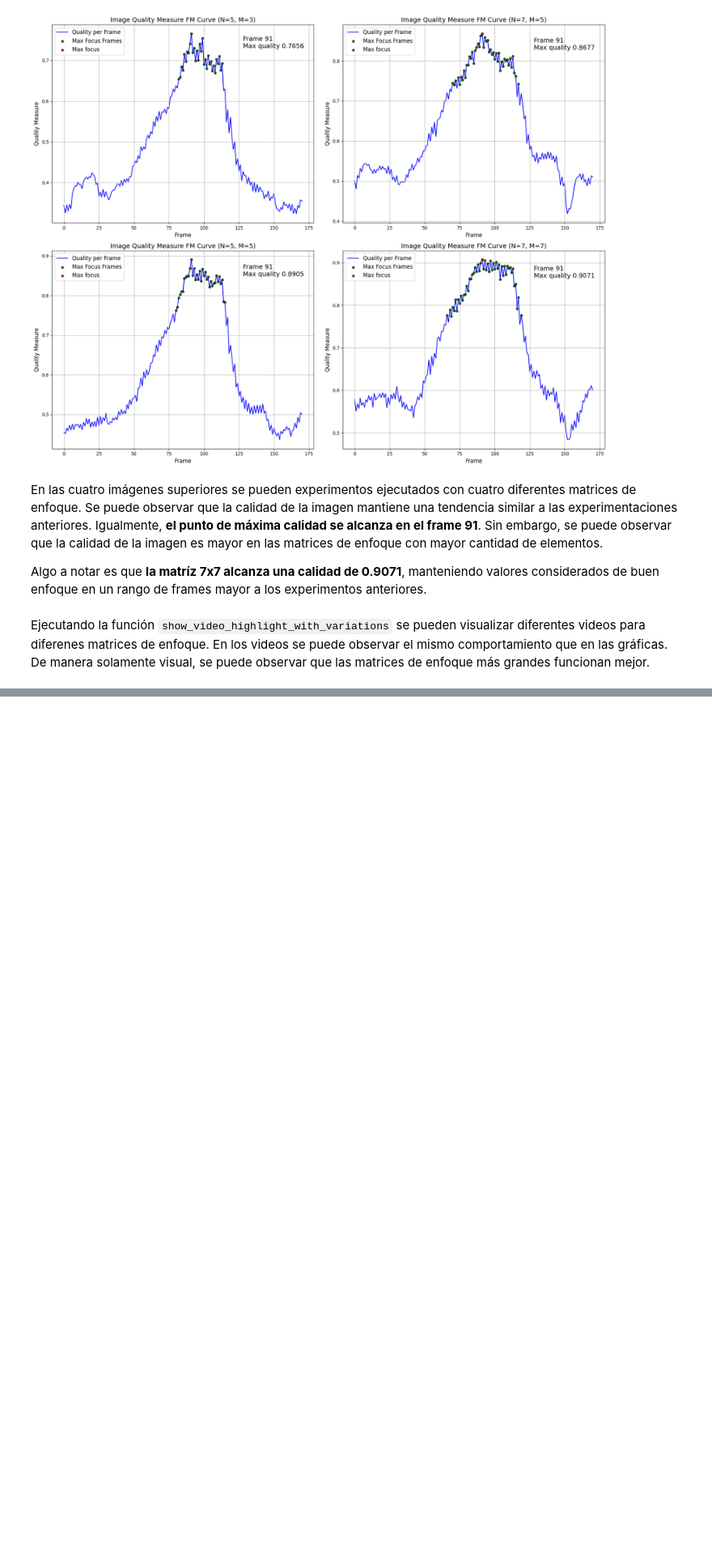
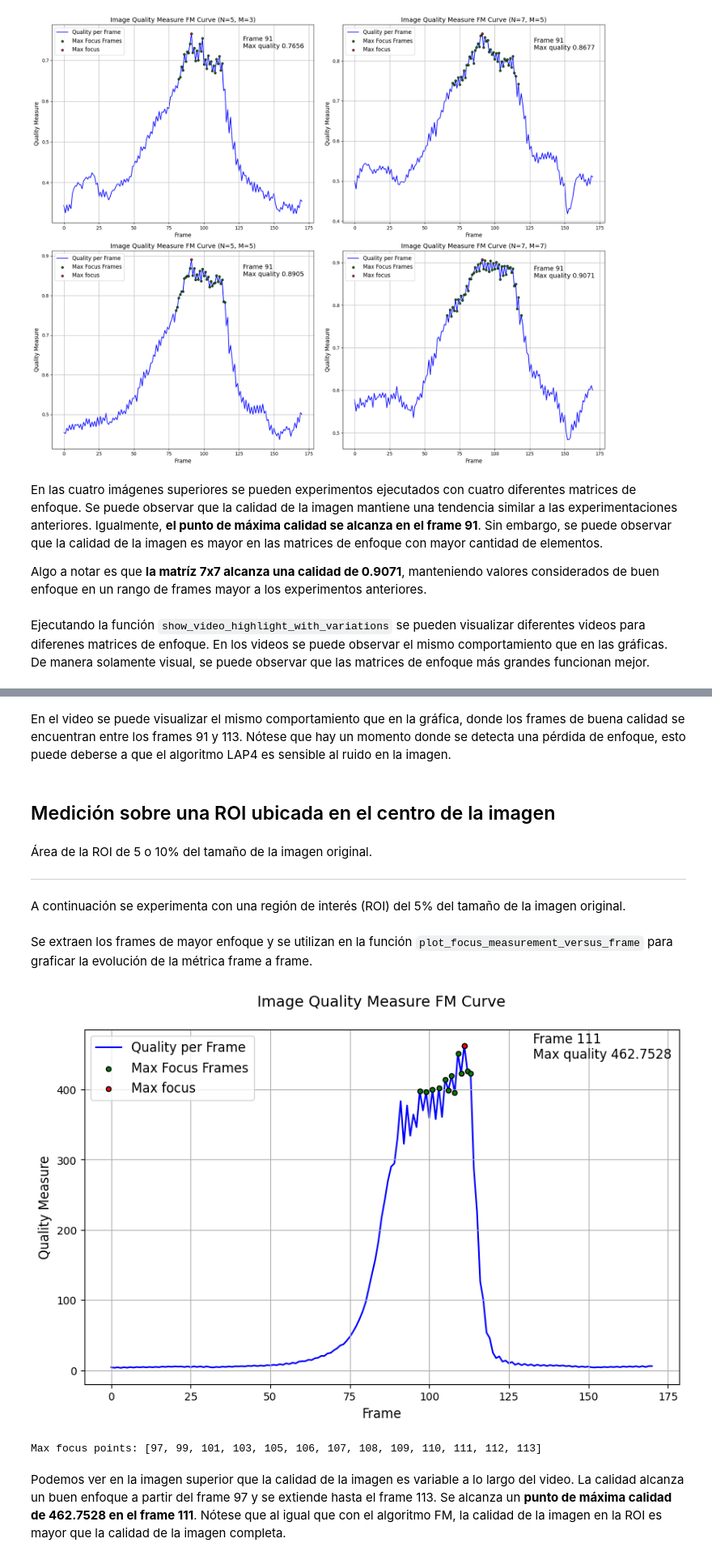
Before and after one commit to ChristianConchari/tp2_vpc1, a Jupyter notebook: solution_notebook.ipynb, the cells around one changed output, grey strips where cells are left out. Shown at 81% size. Saved outputs shown, nothing was run; the diff lists cells and outputs as text; code cells hidden in the pictures; blank space fills up the shorter version.

```diff
--- a/solution_notebook.ipynb
+++ b/solution_notebook.ipynb
@@ -460,0 +212,31 @@ plt.tight_layout()
+# %% [markdown]
+En el video se puede visualizar el mismo comportamiento que en la gráfica, donde los frames de buena calidad se encuentran entre los frames 91 y 113. Nótese que hay un momento donde se detecta una pérdida de enfoque, esto puede deberse a que el algoritmo LAP4 es sensible al ruido en la imagen.
+# %% [markdown]
+## Medición sobre una ROI ubicada en el centro de la imagen
+# %% [markdown]
+Área de la ROI de 5 o 10% del tamaño de la imagen original.
+
+---
+# %% [markdown]
+A continuación se experimenta con una región de interés (ROI) del 5% del tamaño de la imagen original.
+# %%
+roi_percentage = 0.05
+
+quality_measurements_list, max_focus_points, max_focus_value = detect_max_focus_points(
+    video_path = video_path,
+    roi_percentage = roi_percentage,
+    quality_measure_function=variance_of_laplacian
+)
+# %% [markdown]
+Se extraen los frames de mayor enfoque y se utilizan en la función `plot_focus_measurement_versus_frame` para graficar la evolución de la métrica frame a frame.
+# %%
+max_focus_frames = [value[0] for value in max_focus_points]
+plot_focus_measurement_versus_frame(quality_measurements_list, max_focus_frames, max_focus_value)
+# %% [output]
+[figure, added]
+# %%
+print('Max focus points:', max_focus_frames)
+# %% [output]
+Max focus points: [97, 99, 101, 103, 105, 106, 107, 108, 109, 110, 111, 112, 113]
+# %% [markdown]
+Podemos ver en la imagen superior que la calidad de la imagen es variable a lo largo del video. La calidad alcanza un buen enfoque a partir del frame 97 y se extiende hasta el frame 113. Se alcanza un **punto de máxima calidad de 462.7528 en el frame 111**. Nótese que al igual que con el algoritmo FM, la calidad de la imagen en la ROI es mayor que la calidad de la imagen completa.
```
Also changed, not shown: parts of 48 cells of this notebook.
